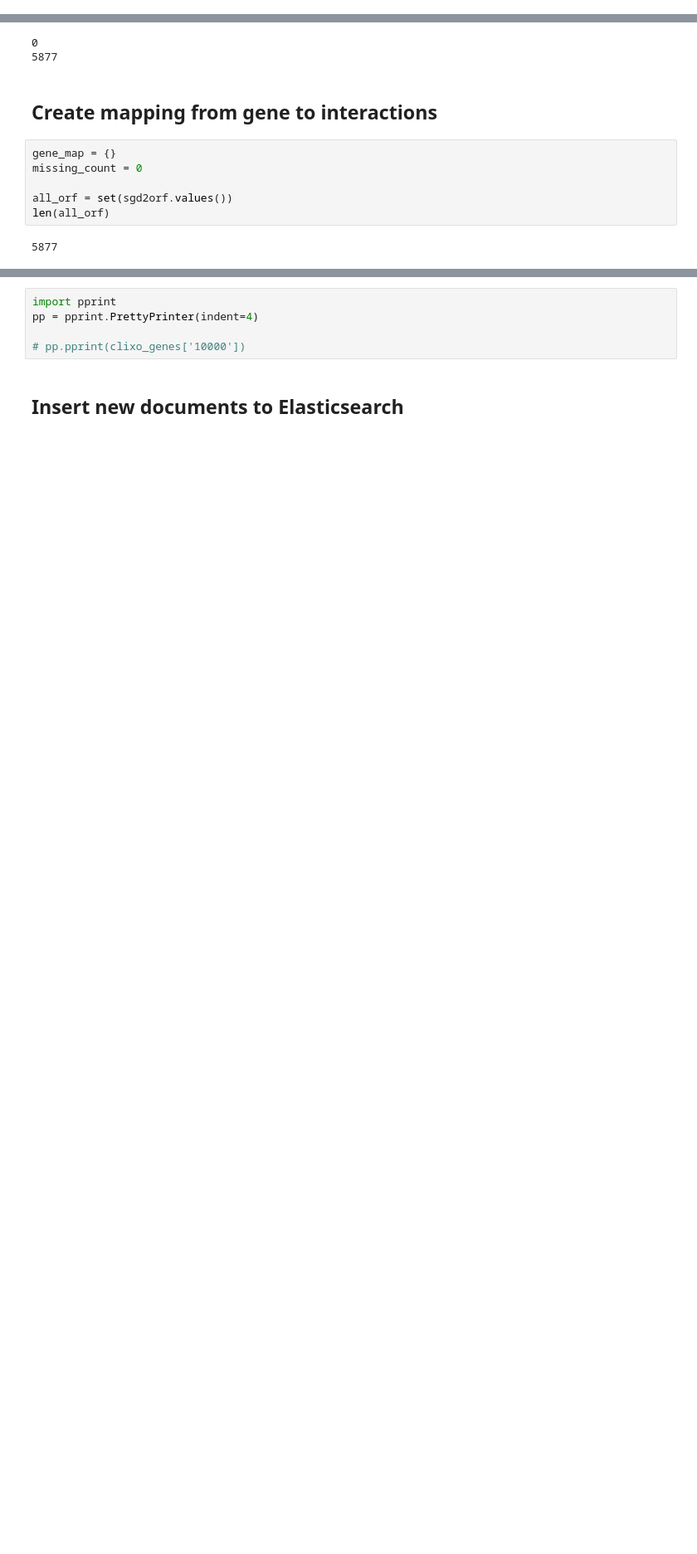
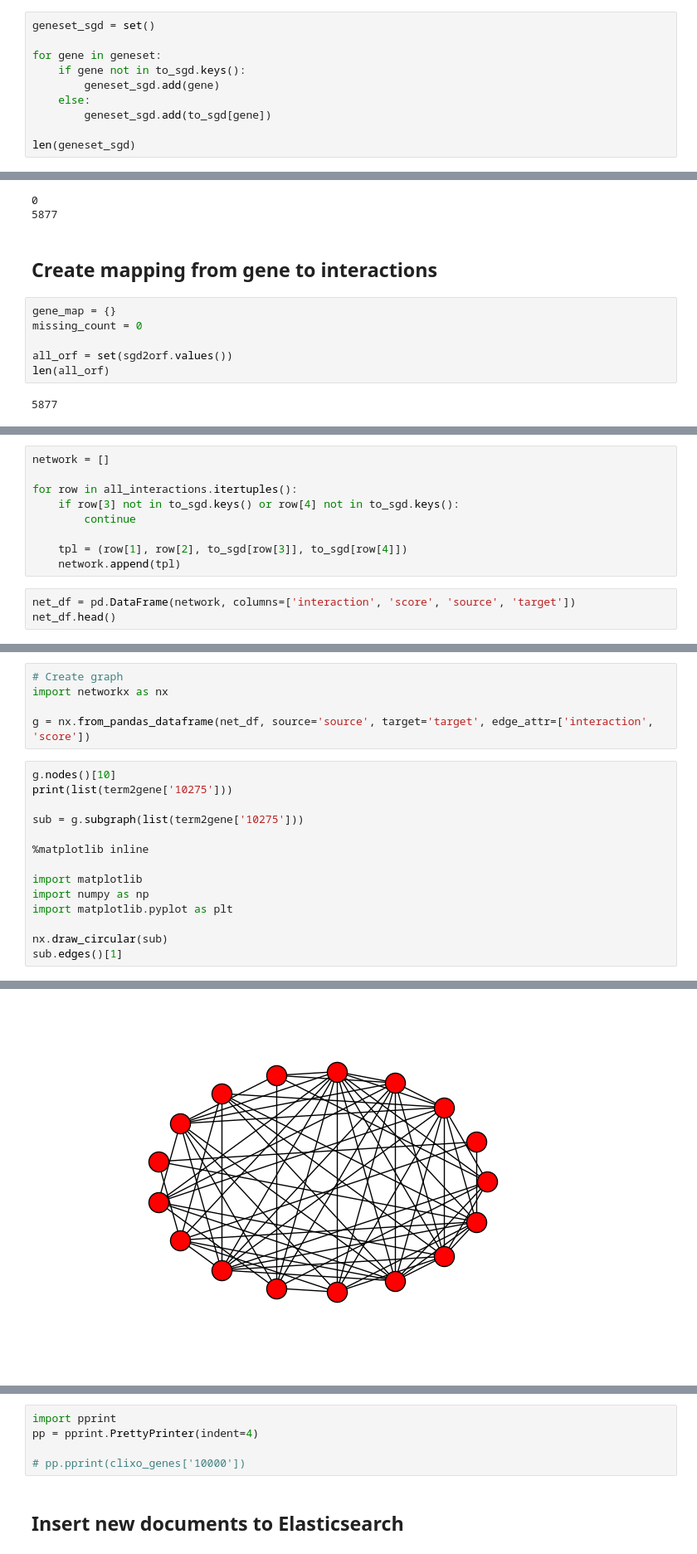
Before and after one commit to idekerlab/DCell, a Jupyter notebook: data-builder/yeastnet_raw_interactions.ipynb, the cells around one changed output, grey strips where cells are left out. Shown at 83% size. Cells and saved outputs as stored; diff of their text form; blank space fills up the shorter version.

```diff
--- a/data-builder/yeastnet_raw_interactions.ipynb
+++ b/data-builder/yeastnet_raw_interactions.ipynb
@@ -223 +211,11 @@ All maped!
 5872
+# %%
+geneset_sgd = set()
+
+for gene in geneset:
+    if gene not in to_sgd.keys():
+        geneset_sgd.add(gene)
+    else:
+        geneset_sgd.add(to_sgd[gene])
+
+len(geneset_sgd)
@@ -299,0 +352,12 @@ len(all_orf)
+# %%
+network = []
+
+for row in all_interactions.itertuples():
+    if row[3] not in to_sgd.keys() or row[4] not in to_sgd.keys():
+        continue
+
+    tpl = (row[1], row[2], to_sgd[row[3]], to_sgd[row[4]])
+    network.append(tpl)
+# %%
+net_df = pd.DataFrame(network, columns=['interaction', 'score', 'source', 'target'])
+net_df.head()
@@ -299,0 +371,20 @@ len(all_orf)
+# %%
+# Create graph
+import networkx as nx
+
+g = nx.from_pandas_dataframe(net_df, source='source', target='target', edge_attr=['interaction', 'score'])
+# %%
+g.nodes()[10]
+print(list(term2gene['10275']))
+
+sub = g.subgraph(list(term2gene['10275']))
+
+%matplotlib inline
+
+import matplotlib
+import numpy as np
+import matplotlib.pyplot as plt
+
+nx.draw_circular(sub)
+sub.edges()[1]
+# %% [output]
@@ -300 +393,2 @@ len(all_orf)
+[figure, added]
 # %%
```
Also changed, not shown: parts of 22 cells of this notebook, 5 other files.
